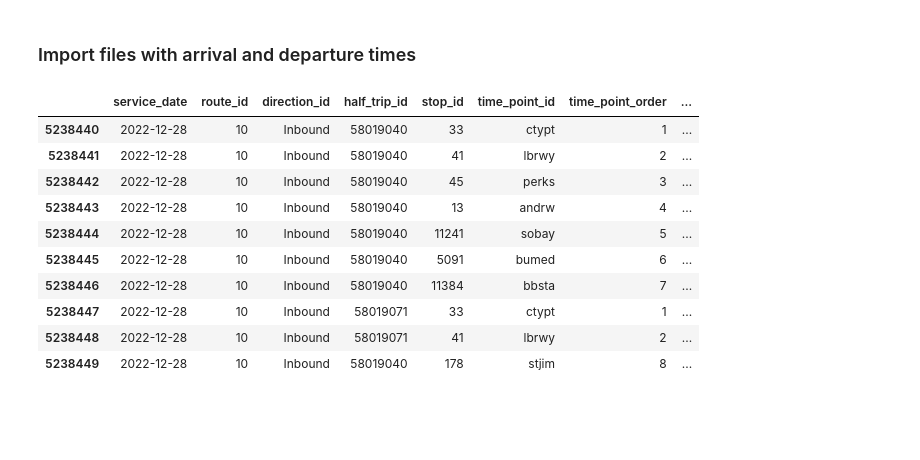
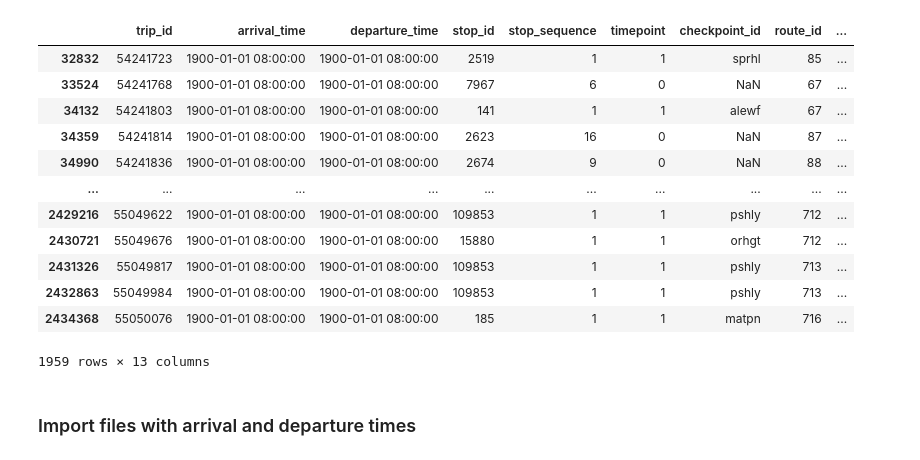
Before and after one commit to aforte40/MBTA_PostRatingRecap_ArrDepTimes, a Jupyter notebook: joinScheduleFiles.ipynb, the cells around one changed output. Cells and saved outputs as stored; diff of their text form; code cells hidden in the pictures; blank space fills up the shorter version.

Commit message:
service_id assignment works!
First draft. Takes a bit of time, let's see if I can make it leaner

```diff
--- a/joinScheduleFiles.ipynb
+++ b/joinScheduleFiles.ipynb
@@ -3,8 +3,11 @@
 import numpy as np
 import matplotlib.pyplot as plt
 import pandas as pd
+# Set the option to prevent the FutureWarning
+pd.set_option('future.no_silent_downcasting', True)
 import datetime as dt
 import os
+os.environ['PYDEVD_WARN_SLOW_RESOLVE_TIMEOUT'] = '2'
 
 colTypes = {
     'route_id': 'string',
@@ -57,7 +60,7 @@ trips = pd.merge(trips, calendar_attributes[['service_id', 'rating_start_date',
 
 # Extract the stop_times df from the dict
 stop_times = gtfsSchedule['stop_times']
-
+stop_times.trip_id = stop_times.trip_id.astype('string')
 # Merge stop_times with trips
 schedule = pd.merge(stop_times, trips, on='trip_id', how='left')
 
@@ -93,8 +96,8 @@ schedule["departure_time"] = schedule["departure_time"].str.replace(r'^24', '00'
                          .str.replace(r'^27', '03', regex=True) \
                          .str.replace(r'^28', '04', regex=True)
 schedule['departure_time'] = pd.to_datetime(schedule['departure_time'], format='%H:%M:%S')
-schedule['arrival_time'] = schedule['arrival_time'].dt.strftime("%H:%M:%S")
-schedule['departure_time'] = schedule['departure_time'].dt.strftime("%H:%M:%S")
+#schedule['arrival_time'] = schedule['arrival_time'].dt.strftime("%H:%M:%S")
+#schedule['departure_time'] = schedule['departure_time'].dt.strftime("%H:%M:%S")
 
 
 schedule['rating_start_date'] = pd.to_datetime(schedule['rating_start_date'], format='%Y%m%d')
@@ -109,7 +112,3 @@ drop_colums = ['trip_headsign', 'trip_short_name',
        'pickup_type', 'drop_off_type',
        'continuous_pickup', 'continuous_drop_off']
 schedule = schedule.drop(columns=drop_colums)
-
-# Change the dype of schedule columns according to coltypes
-for key, value in schedule_cols.items():
-        schedule[key] = schedule[key].astype(value)
@@ -120,3 +115,19 @@ schedule.loc[schedule.route_id=='10'].to_csv('route_10.csv', index=False)
+# %%
+schedule.loc[schedule.departure_time == '1900-01-01 08:00:00']
+# %% [output]
+|  | trip_id | arrival_time | departure_time | stop_id | stop_sequence | timepoint | checkpoint_id | route_id | ... |
+| 32832 | 54241723 | 1900-01-01 08:00:00 | 1900-01-01 08:00:00 | 2519 | 1 | 1 | sprhl | 85 | ... |
+| 33524 | 54241768 | 1900-01-01 08:00:00 | 1900-01-01 08:00:00 | 7967 | 6 | 0 | NaN | 67 | ... |
+| 34132 | 54241803 | 1900-01-01 08:00:00 | 1900-01-01 08:00:00 | 141 | 1 | 1 | alewf | 67 | ... |
+| 34359 | 54241814 | 1900-01-01 08:00:00 | 1900-01-01 08:00:00 | 2623 | 16 | 0 | NaN | 87 | ... |
+| 34990 | 54241836 | 1900-01-01 08:00:00 | 1900-01-01 08:00:00 | 2674 | 9 | 0 | NaN | 88 | ... |
+| ... | ... | ... | ... | ... | ... | ... | ... | ... | ... |
+| 2429216 | 55049622 | 1900-01-01 08:00:00 | 1900-01-01 08:00:00 | 109853 | 1 | 1 | pshly | 712 | ... |
+| 2430721 | 55049676 | 1900-01-01 08:00:00 | 1900-01-01 08:00:00 | 15880 | 1 | 1 | orhgt | 712 | ... |
+| 2431326 | 55049817 | 1900-01-01 08:00:00 | 1900-01-01 08:00:00 | 109853 | 1 | 1 | pshly | 713 | ... |
+| 2432863 | 55049984 | 1900-01-01 08:00:00 | 1900-01-01 08:00:00 | 109853 | 1 | 1 | pshly | 713 | ... |
+| 2434368 | 55050076 | 1900-01-01 08:00:00 | 1900-01-01 08:00:00 | 185 | 1 | 1 | matpn | 716 | ... |
+1959 rows × 13 columns
 # %% [markdown]
 ### Import files with arrival and departure times
 # %%
@@ -189,17 +200,3 @@ else:
     adt_df["actual"] = adt_df["actual"].dt.strftime("%H:%M:%S")
     # If half_trip_id endswith '.0', trim this piece
     adt_df['half_trip_id'] = adt_df['half_trip_id'].str.replace('.0', '', regex=False)
-# %%
-adt_df.loc[adt_df.service_date == '2022-12-28'].head(10)
-# %% [output]
-|  | service_date | route_id | direction_id | half_trip_id | stop_id | time_point_id | time_point_order | ... |
-| 5238440 | 2022-12-28 | 10 | Inbound | 58019040 | 33 | ctypt | 1 | ... |
-| 5238441 | 2022-12-28 | 10 | Inbound | 58019040 | 41 | lbrwy | 2 | ... |
-| 5238442 | 2022-12-28 | 10 | Inbound | 58019040 | 45 | perks | 3 | ... |
-| 5238443 | 2022-12-28 | 10 | Inbound | 58019040 | 13 | andrw | 4 | ... |
-| 5238444 | 2022-12-28 | 10 | Inbound | 58019040 | 11241 | sobay | 5 | ... |
-| 5238445 | 2022-12-28 | 10 | Inbound | 58019040 | 5091 | bumed | 6 | ... |
-| 5238446 | 2022-12-28 | 10 | Inbound | 58019040 | 11384 | bbsta | 7 | ... |
-| 5238447 | 2022-12-28 | 10 | Inbound | 58019071 | 33 | ctypt | 1 | ... |
-| 5238448 | 2022-12-28 | 10 | Inbound | 58019071 | 41 | lbrwy | 2 | ... |
-| 5238449 | 2022-12-28 | 10 | Inbound | 58019040 | 178 | stjim | 8 | ... |
```
Also changed, not shown: parts of 8 cells of this notebook.
